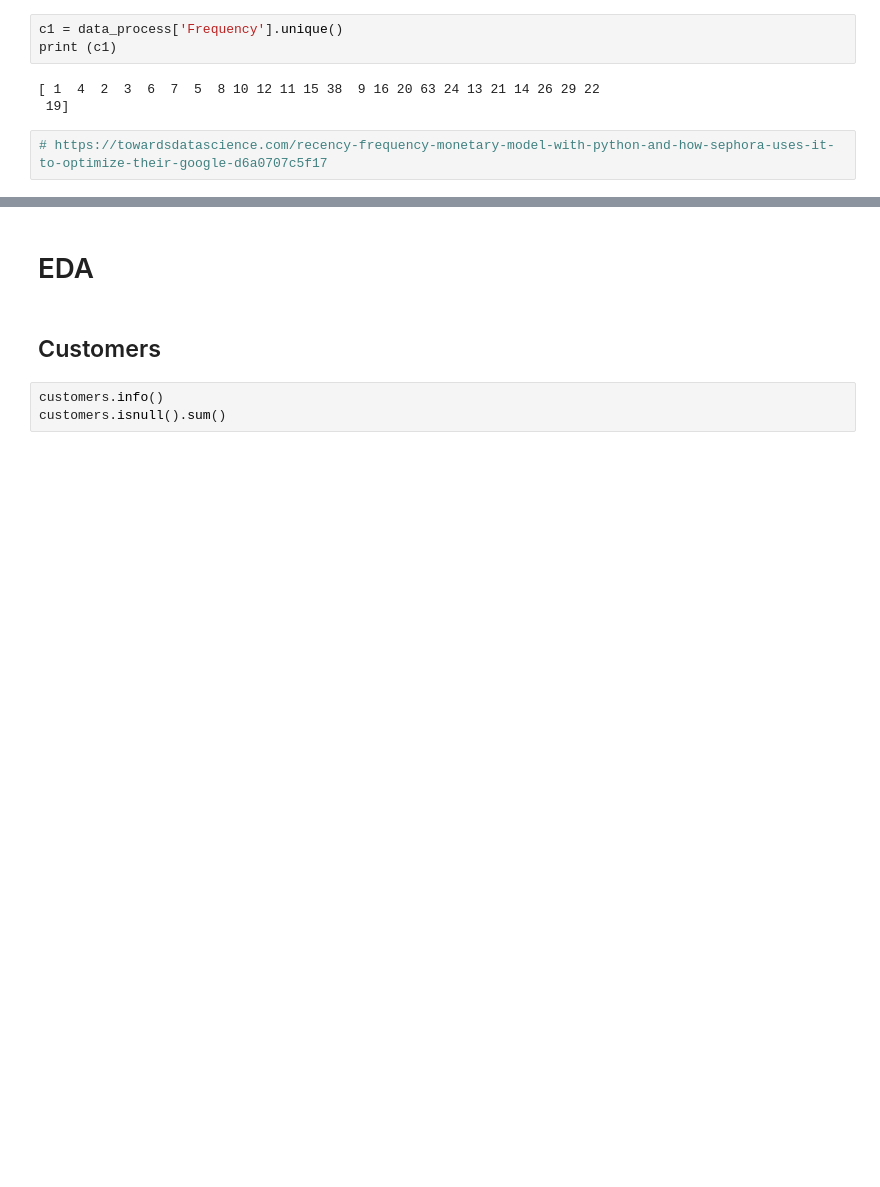
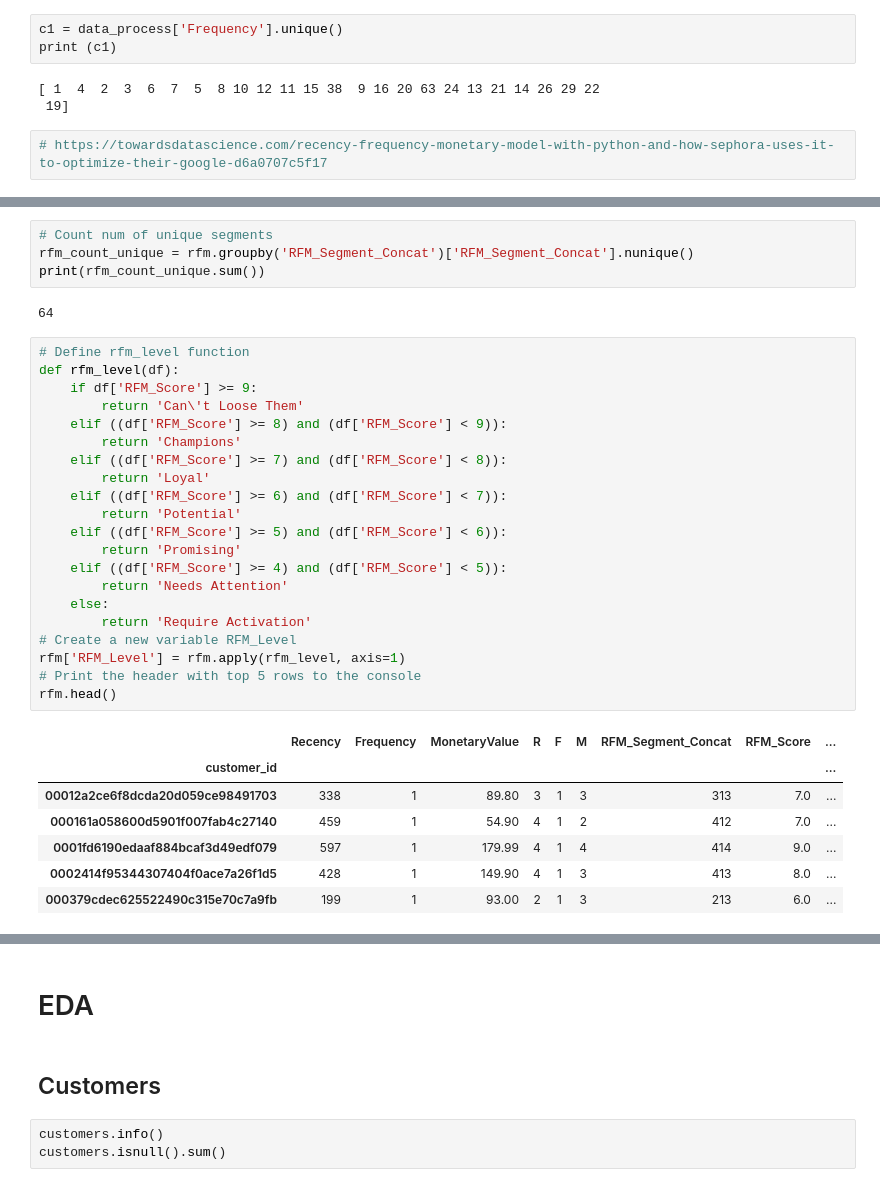
Before and after one commit to aleksmukhin/olist-orders, a Jupyter notebook: olist-orders_team2.ipynb, the cells around one changed output, grey strips where cells are left out. Saved outputs shown, nothing was run; the diff lists cells and outputs as text; blank space fills up the shorter version.

```diff
--- a/olist-orders_team2.ipynb
+++ b/olist-orders_team2.ipynb
@@ -216,0 +243,35 @@ You can drop duplicate edges by setting the 'duplicates' kwarg
+# %%
+# Count num of unique segments
+rfm_count_unique = rfm.groupby('RFM_Segment_Concat')['RFM_Segment_Concat'].nunique()
+print(rfm_count_unique.sum())
+# %% [output]
+64
+# %%
+# Define rfm_level function
+def rfm_level(df):
+    if df['RFM_Score'] >= 9:
+        return 'Can\'t Loose Them'
+    elif ((df['RFM_Score'] >= 8) and (df['RFM_Score'] < 9)):
+        return 'Champions'
+    elif ((df['RFM_Score'] >= 7) and (df['RFM_Score'] < 8)):
+        return 'Loyal'
+    elif ((df['RFM_Score'] >= 6) and (df['RFM_Score'] < 7)):
+        return 'Potential'
+    elif ((df['RFM_Score'] >= 5) and (df['RFM_Score'] < 6)):
+        return 'Promising'
+    elif ((df['RFM_Score'] >= 4) and (df['RFM_Score'] < 5)):
+        return 'Needs Attention'
+    else:
+        return 'Require Activation'
+# Create a new variable RFM_Level
+rfm['RFM_Level'] = rfm.apply(rfm_level, axis=1)
+# Print the header with top 5 rows to the console
+rfm.head()
+# %% [output]
+|  | Recency | Frequency | MonetaryValue | R | F | M | RFM_Segment_Concat | RFM_Score | ... |
+| customer_id |  |  |  |  |  |  |  |  | ... |
+| 00012a2ce6f8dcda20d059ce98491703 | 338 | 1 | 89.80 | 3 | 1 | 3 | 313 | 7.0 | ... |
+| 000161a058600d5901f007fab4c27140 | 459 | 1 | 54.90 | 4 | 1 | 2 | 412 | 7.0 | ... |
+| 0001fd6190edaaf884bcaf3d49edf079 | 597 | 1 | 179.99 | 4 | 1 | 4 | 414 | 9.0 | ... |
+| 0002414f95344307404f0ace7a26f1d5 | 428 | 1 | 149.90 | 4 | 1 | 3 | 413 | 8.0 | ... |
+| 000379cdec625522490c315e70c7a9fb | 199 | 1 | 93.00 | 2 | 1 | 3 | 213 | 6.0 | ... |
```
Also changed, not shown: parts of 9 cells of this notebook.
